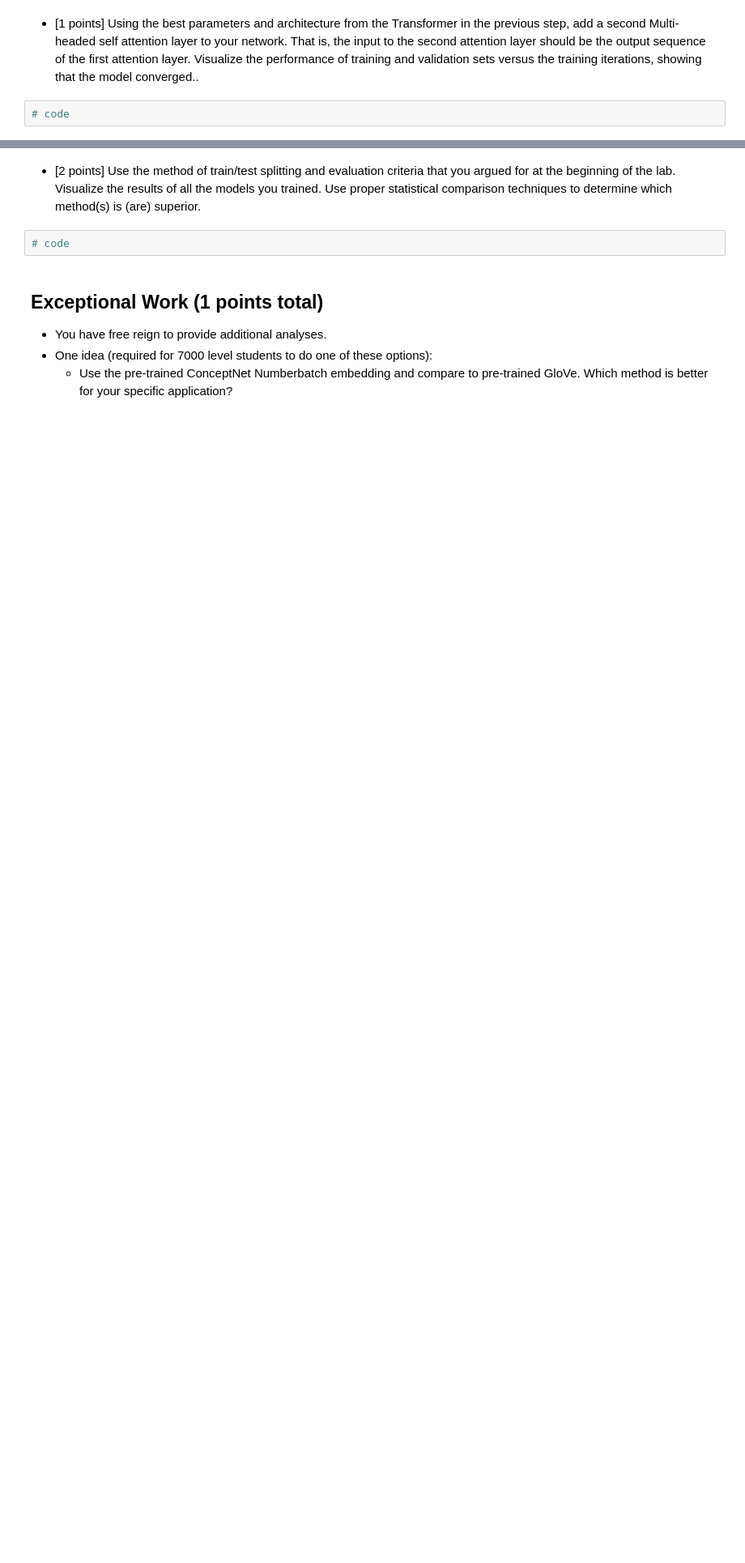
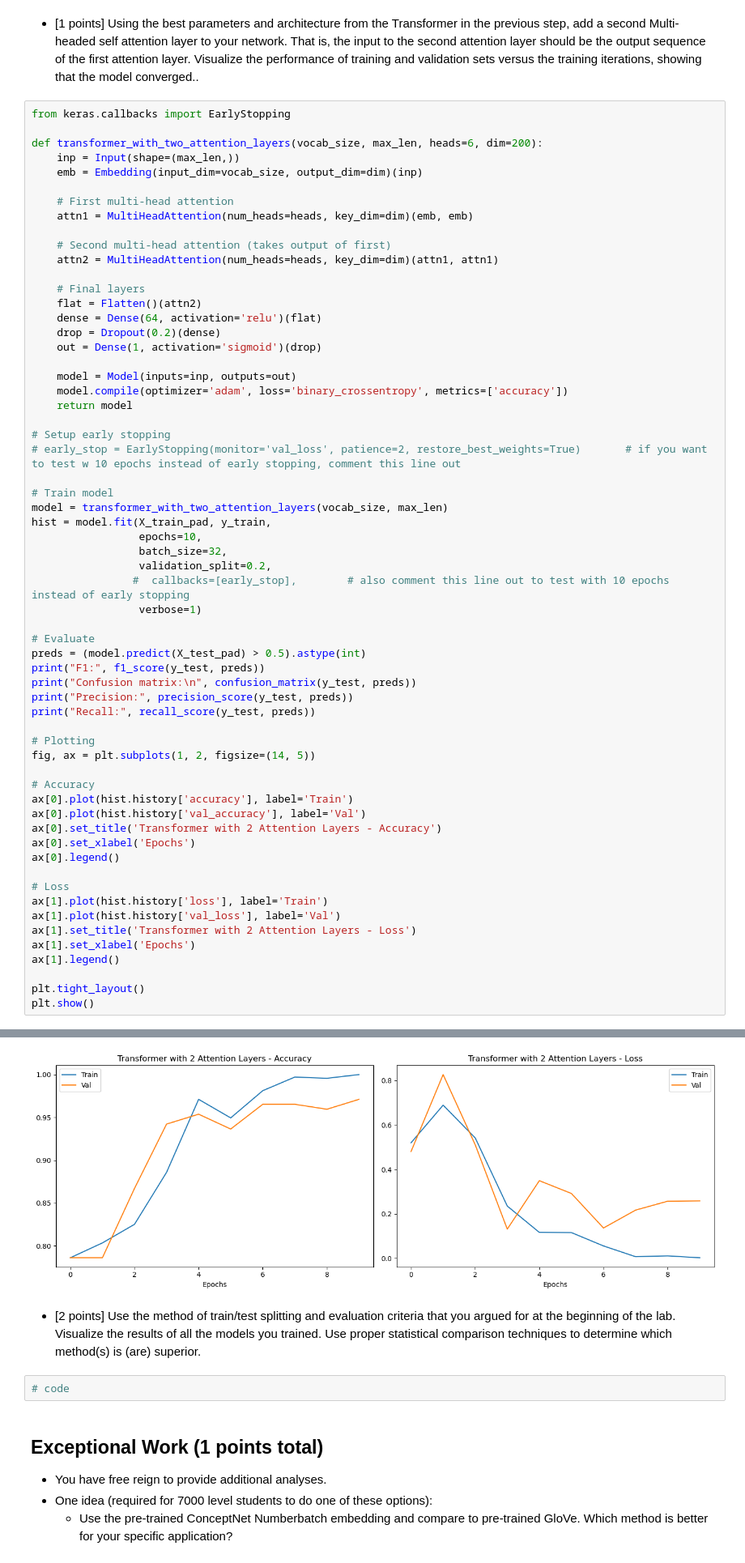
Before and after one commit to 48878679/CS5324_Lab7, a Jupyter notebook: Lab7.ipynb, the cells around one changed output, grey strips where cells are left out. Shown at 81% size. Cells and saved outputs as stored; diff of their text form; blank space fills up the shorter version.

Commit message:
analysis and modeling

```diff
--- a/Lab7.ipynb
+++ b/Lab7.ipynb
@@ -362,4 +397,64 @@ Conf B:
 # %% [markdown]
 * [1 points] Using the best parameters and architecture from the Transformer in the previous step, add a second Multi-headed self attention layer to your network. That is, the input to the second attention layer should be the output sequence of the first attention layer.  Visualize the performance of training and validation sets versus the training iterations, showing that the model converged..
 # %%
-# code
+from keras.callbacks import EarlyStopping
+
+def transformer_with_two_attention_layers(vocab_size, max_len, heads=6, dim=200):
+    inp = Input(shape=(max_len,))
+    emb = Embedding(input_dim=vocab_size, output_dim=dim)(inp)
+
+    # First multi-head attention
+    attn1 = MultiHeadAttention(num_heads=heads, key_dim=dim)(emb, emb)
+
+    # Second multi-head attention (takes output of first)
+    attn2 = MultiHeadAttention(num_heads=heads, key_dim=dim)(attn1, attn1)
+
+    # Final layers
+    flat = Flatten()(attn2)
+    dense = Dense(64, activation='relu')(flat)
+    drop = Dropout(0.2)(dense)
+    out = Dense(1, activation='sigmoid')(drop)
+
+    model = Model(inputs=inp, outputs=out)
+    model.compile(optimizer='adam', loss='binary_crossentropy', metrics=['accuracy'])
+    return model
+
+# Setup early stopping
+# early_stop = EarlyStopping(monitor='val_loss', patience=2, restore_best_weights=True)       # if you want to test w 10 epochs instead of early stopping, comment this line out
+
+# Train model
+model = transformer_with_two_attention_layers(vocab_size, max_len)
+hist = model.fit(X_train_pad, y_train,
+                 epochs=10,
+                 batch_size=32,
+                 validation_split=0.2,
+                #  callbacks=[early_stop],        # also comment this line out to test with 10 epochs instead of early stopping
+                 verbose=1)
+
+# Evaluate
+preds = (model.predict(X_test_pad) > 0.5).astype(int)
+print("F1:", f1_score(y_test, preds))
+print("Confusion matrix:\n", confusion_matrix(y_test, preds))
+print("Precision:", precision_score(y_test, preds))
+print("Recall:", recall_score(y_test, preds))
+
+# Plotting
+fig, ax = plt.subplots(1, 2, figsize=(14, 5))
+
+# Accuracy
+ax[0].plot(hist.history['accuracy'], label='Train')
+ax[0].plot(hist.history['val_accuracy'], label='Val')
+ax[0].set_title('Transformer with 2 Attention Layers - Accuracy')
+ax[0].set_xlabel('Epochs')
+ax[0].legend()
+
+# Loss
+ax[1].plot(hist.history['loss'], label='Train')
+ax[1].plot(hist.history['val_loss'], label='Val')
+ax[1].set_title('Transformer with 2 Attention Layers - Loss')
+ax[1].set_xlabel('Epochs')
+ax[1].legend()
+
+plt.tight_layout()
+plt.show()
+# %% [output]
@@ -366,3 +478,4 @@ Conf B:
+[figure, added]
 # %% [markdown]
 * [2 points] Use the method of train/test splitting and evaluation criteria that you argued for at the beginning of the lab. Visualize the results of all the models you trained.  Use proper statistical comparison techniques to determine which method(s) is (are) superior.
 # %%
```
Also changed, not shown: parts of 9 cells of this notebook.
